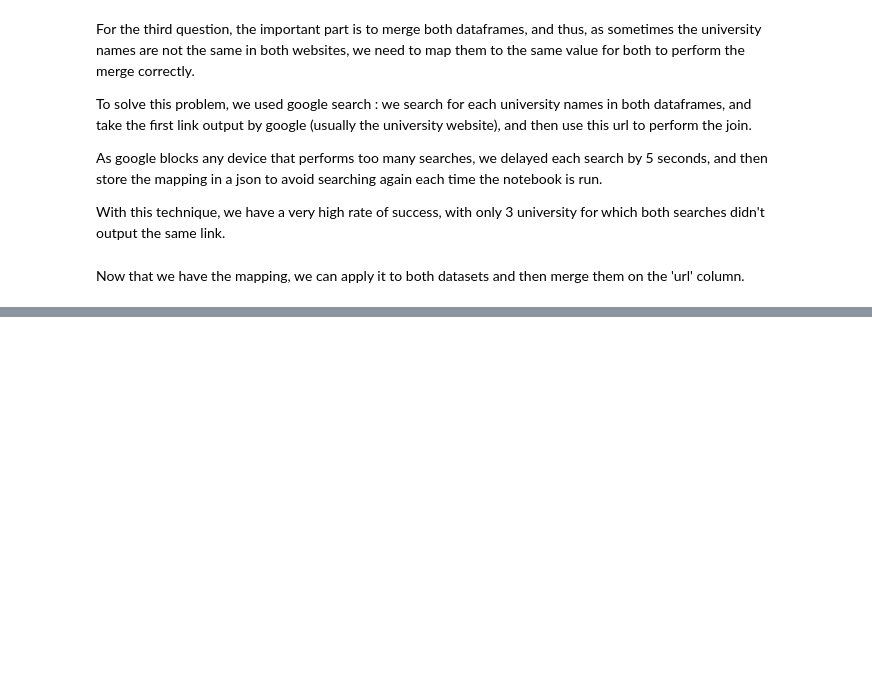
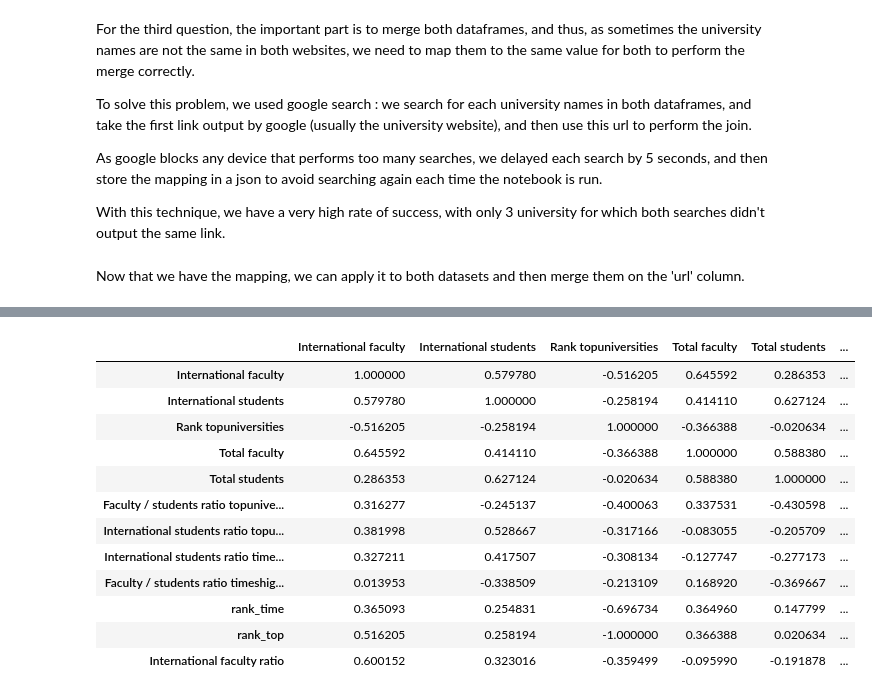
Before and after one commit to RadoslawDryzner/LeRepoDuGuerrier, a Jupyter notebook: Homework02/Homework 2.ipynb, the cells around one changed output, grey strips where cells are left out. Saved outputs shown, nothing was run; the diff lists cells and outputs as text; code cells hidden in the pictures; blank space fills up the shorter version.

```diff
--- a/Homework02/Homework 2.ipynb
+++ b/Homework02/Homework 2.ipynb
@@ -227,6 +483,7 @@ raw_merge
 # %%
 # First we clean the dataset
-raw_merge_cleaned = raw_merge
+raw_merge_cleaned = raw_merge.copy()
 raw_merge_cleaned['rank_time'] = 200 - raw_merge_cleaned['Rank timeshighereducation'].astype(int)
 raw_merge_cleaned['rank_top'] = 200 - raw_merge_cleaned['Rank topuniversities'].astype(int)
 raw_merge_cleaned[pd.notnull(raw_merge['International students ratio topuniversities'])]
+raw_merge_cleaned['International faculty ratio'] = raw_merge_cleaned['International faculty'] / raw_merge_cleaned['Total faculty']
@@ -254,0 +490,16 @@ df_correlations
+# %%
+raw_merge_cleaned.corr()
+# %% [output]
+|  | International faculty | International students | Rank topuniversities | Total faculty | Total students | ... |
+| International faculty | 1.000000 | 0.579780 | -0.516205 | 0.645592 | 0.286353 | ... |
+| International students | 0.579780 | 1.000000 | -0.258194 | 0.414110 | 0.627124 | ... |
+| Rank topuniversities | -0.516205 | -0.258194 | 1.000000 | -0.366388 | -0.020634 | ... |
+| Total faculty | 0.645592 | 0.414110 | -0.366388 | 1.000000 | 0.588380 | ... |
+| Total students | 0.286353 | 0.627124 | -0.020634 | 0.588380 | 1.000000 | ... |
+| Faculty / students ratio topunive... | 0.316277 | -0.245137 | -0.400063 | 0.337531 | -0.430598 | ... |
+| International students ratio topu... | 0.381998 | 0.528667 | -0.317166 | -0.083055 | -0.205709 | ... |
+| International students ratio time... | 0.327211 | 0.417507 | -0.308134 | -0.127747 | -0.277173 | ... |
+| Faculty / students ratio timeshig... | 0.013953 | -0.338509 | -0.213109 | 0.168920 | -0.369667 | ... |
+| rank_time | 0.365093 | 0.254831 | -0.696734 | 0.364960 | 0.147799 | ... |
+| rank_top | 0.516205 | 0.258194 | -1.000000 | 0.366388 | 0.020634 | ... |
+| International faculty ratio | 0.600152 | 0.323016 | -0.359499 | -0.095990 | -0.191878 | ... |
```
Also changed, not shown: parts of 33 cells of this notebook.
